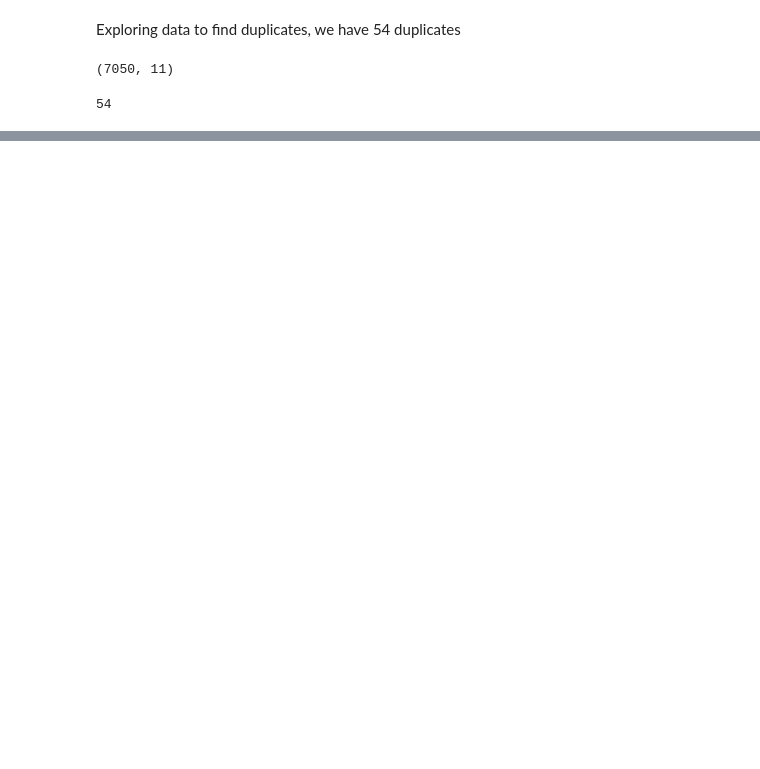
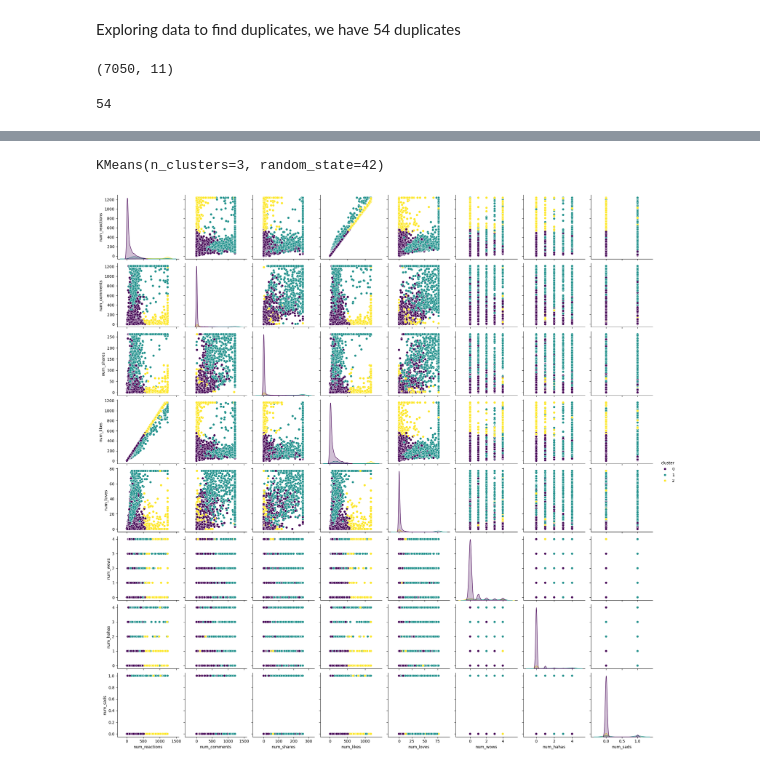
Before and after one commit to kent-debug/unsupervised-learning, a Jupyter notebook: social_media.ipynb, the cells around one changed output, grey strips where cells are left out. Cells and saved outputs as stored; diff of their text form; code cells hidden in the pictures; blank space fills up the shorter version.

```diff
--- a/social_media.ipynb
+++ b/social_media.ipynb
@@ -528,0 +149,12 @@ ValueError: The number of FixedLocator locations (3), usually from a call to set
+# %%
+# Normalize data
+scaler = StandardScaler()
+r3_scaled = scaler.fit_transform(r3_cleaned[continuous_vars])
+# %%
+# Determine optimal number of clusters using elbow method
+inertia = []
+k_range = range(1, 6)
+for k in k_range:
+    kmeans = KMeans(n_clusters=k, random_state=42)
+    kmeans.fit(r3_scaled)
+    inertia.append(kmeans.inertia_)
@@ -528,0 +173,17 @@ ValueError: The number of FixedLocator locations (3), usually from a call to set
+# %%
+# Perform clustering with optimal k
+optimal_k = 3  # Adjust based on elbow curve analysis
+kmeans = KMeans(n_clusters=optimal_k, random_state=42)
+kmeans.fit(r3_scaled)
+# %% [output]
+KMeans(n_clusters=3, random_state=42)
+# %%
+# Assign cluster labels
+cluster_labels = kmeans.labels_
+r3_cleaned['cluster'] = cluster_labels
+# %%
+# Visualize clusters
+sns.pairplot(r3_cleaned, vars=continuous_vars, hue='cluster', palette='viridis')
+plt.show()
+# %% [output]
+[figure, added]
```
Also changed, not shown: parts of 38 cells of this notebook, 1 other file.
